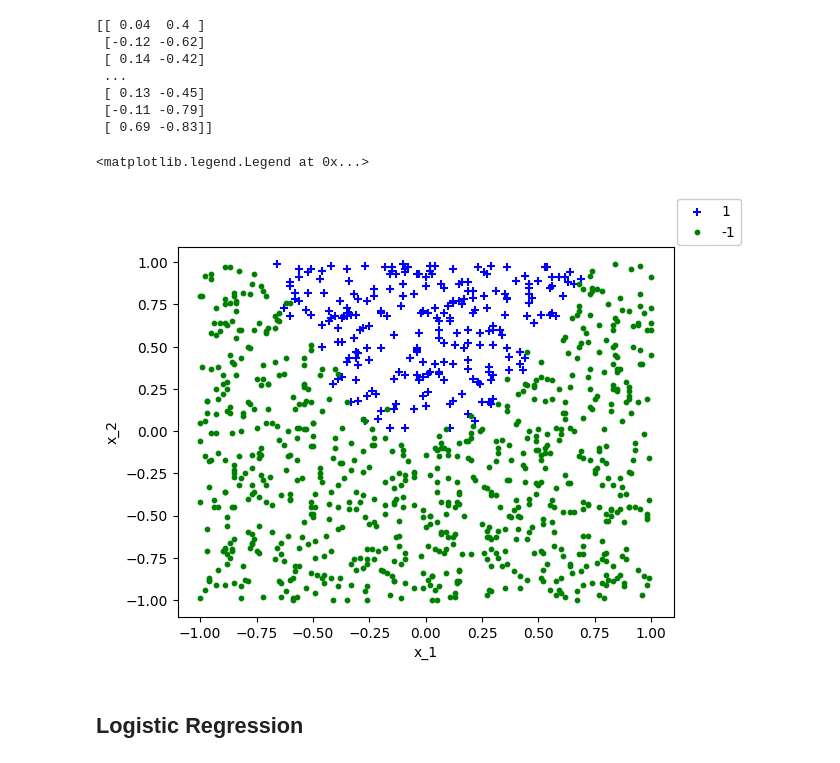
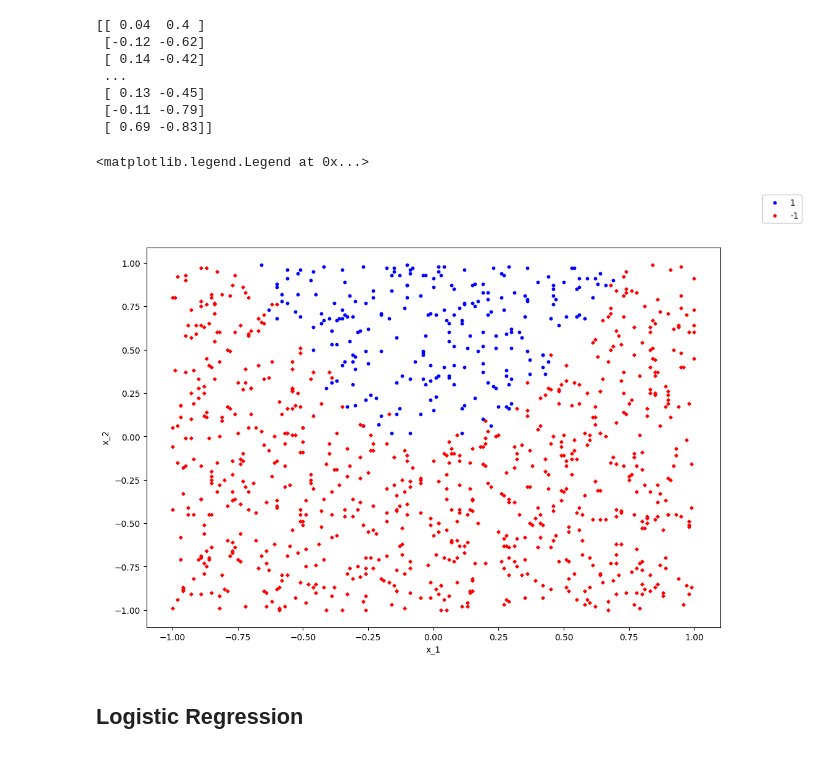
Before and after one commit to jariel17/classification_model_example, a Jupyter notebook: S2_Tarea.ipynb, the cells around one changed output. Drawn from its saved outputs; the diff is of its cells as text; code cells hidden in the pictures.

Commit message:
Match prediction and value graph, add decision boundary graph (in process)

```diff
--- a/S2_Tarea.ipynb
+++ b/S2_Tarea.ipynb
@@ -63,16 +64,17 @@ print(X)
  [-0.11 -0.79]
  [ 0.69 -0.83]]
 # %%
+plt.figure(figsize=(12, 8))
 plt.style.use('default')
-plt.scatter(X1[y==1], X2[y==1], c='b', marker = '+', label='1')
-plt.scatter(X1[y==-1], X2[y==-1], c='g', marker = 'o', label='-1', s=10)
+plt.scatter(X1[y==1], X2[y==1], c='b', marker = 'o', label='1', s=10)
+plt.scatter(X1[y==-1], X2[y==-1], c='r', marker = 'D', label='-1', s=7)
 plt.xlabel('x_1')
 plt.ylabel('x_2')
 plt.legend(bbox_to_anchor=(1.15,1.15), loc='best', fancybox=True, framealpha=1, fontsize=10)
 # plt.savefig('Figure_1.png')
 # %% [output]
 <matplotlib.legend.Legend at 0x...>
-[figure, old version]
+[figure, new version]
 # %% [markdown]
 ## Logistic Regression
 # %%
```
Also changed, not shown: parts of 4 cells of this notebook.
